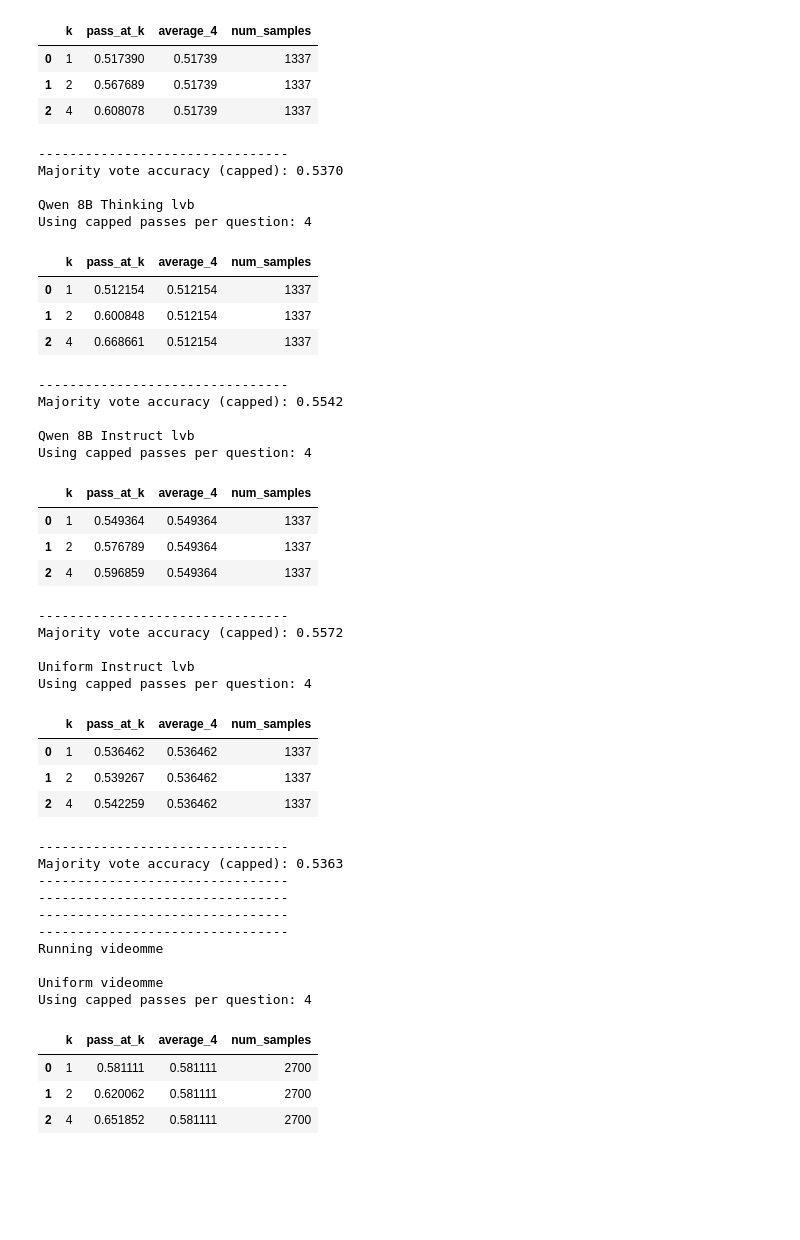
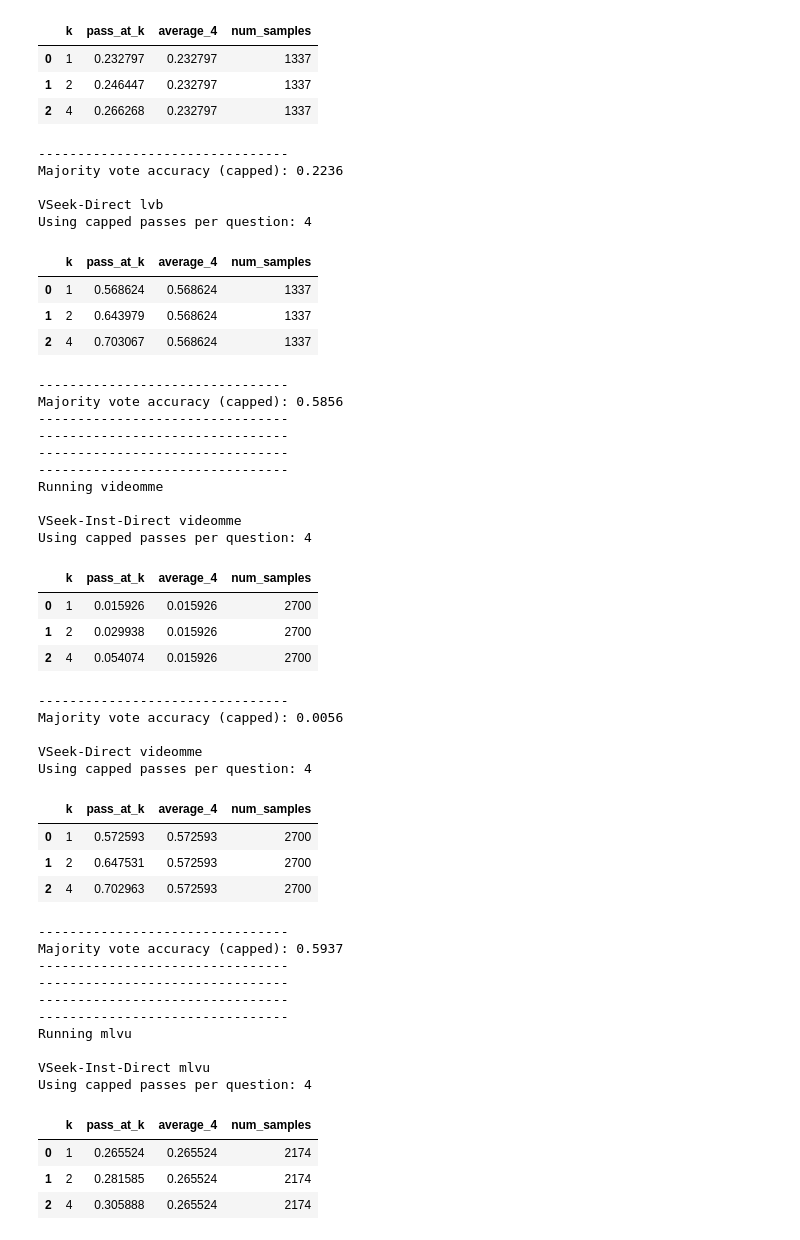
Before and after one commit to UTAustin-SwarmLab/VSeek, a Jupyter notebook: notebooks/plots/plot_pass_k.ipynb, the cells around one changed output. Saved outputs shown, nothing was run; the diff lists cells and outputs as text; code cells hidden in the pictures; blank space fills up the shorter version.

```diff
--- a/notebooks/plots/plot_pass_k.ipynb
+++ b/notebooks/plots/plot_pass_k.ipynb
@@ -8,11 +8,13 @@ import matplotlib.pyplot as plt
 # %%
 # LOAD DATA + COMPUTE PASS@K
 RESULT_FILES = {
-    "Uniform": Path("../../data/results/uniform_vllm/mlvu/cot/f64/Qwen3-VL-4B-Thinking/agent_results.json"),
-    "Qwen 8B Thinking": Path("../../results/uniform_vllm/mlvu/cot/f64/Qwen3-VL-8B-Thinking/agent_results.json"),
-    "Qwen 8B Instruct": Path("../../results/uniform_vllm/mlvu/base/f64/Qwen3-VL-8B-Instruct/agent_results.json"),
+    # "Uniform": Path("../../data/results/uniform_vllm/mlvu/cot/f64/Qwen3-VL-4B-Thinking/agent_results.json"),
+    # "Qwen 4B Thinking": Path("../../data/results/uniform_vllm/mlvu/cot/f64/Qwen3-VL-4B-Thinking/agent_results.json"),
+    # "Qwen 4B Instruct": Path("../../results/uniform_vllm/mlvu/base/f64/Qwen3-VL-8B-Instruct/agent_results.json"),
+    #"Qwen 8B Thinking": Path("../../results/uniform_vllm/mlvu/cot/f64/Qwen3-VL-8B-Thinking/agent_results.json"),
+    # "Qwen 8B Instruct": Path("../../results/uniform_vllm/mlvu/base/f64/Qwen3-VL-8B-Instruct/agent_results.json"),
     # "Uniform Gemma 12B": Path("../../results/uniform_vllm/mlvu/base/f32/gemma-3-12b-it/agent_results.json"),
-    "Uniform Instruct": Path("../../data/results/uniform_vllm/mlvu/base/f64/Qwen3-VL-4B-Instruct/agent_results.json"),
+    # "Uniform Instruct": Path("../../data/results/uniform_vllm/mlvu/base/f64/Qwen3-VL-4B-Instruct/agent_results.json"),
     # # "VSeek-Base": Path("../../results/vseek/Qwen3-VL-4B-Thinking/mlvu/agent_results.jsonl"),
     # "VSeek-EM": Path("../../results/vseek/vseek/mlvu/agent_results.jsonl"),
     # "VSeek-Puls": Path("../../results/vseek/vseek-puls/mlvu/agent_results.jsonl"),
@@ -20,11 +22,19 @@ RESULT_FILES = {
     # "VSeek-Puls-RLOO": Path("../../results/vseek/vseek-rloo-puls/mlvu/agent_results.jsonl"),
     # "VSeek-EM-GSPO": Path("../../results/vseek/vseek-gspo/mlvu/agent_results.jsonl"),
     # "VSeek-Puls-GSPO": Path("../../results/vseek/vseek-gspo-puls/mlvu/agent_results.jsonl"),
+    # "VSeek-Inst-EM": Path("../../results/vseek/vseek-inst/mlvu/agent_results.jsonl"),
+    # "VSeek-Inst-Puls": Path("../../results/vseek/vseek-inst-puls/mlvu/agent_results.jsonl"),
+    # "VSeek-Inst-EM-RLOO": Path("../../results/vseek/vseek-inst-rloo/mlvu/agent_results.jsonl"),
+    # "VSeek-Inst-Puls-RLOO": Path("../../results/vseek/vseek-inst-puls-rloo/mlvu/agent_results.jsonl"),
+    # "VSeek-Inst-GSPO": Path("../../results/vseek/vseek-inst-gspo/mlvu/agent_results.jsonl"),
+    # "VSeek-Inst-GSPO-Puls": Path("../../results/vseek/vseek-inst-puls-gspo/mlvu/agent_results.jsonl"),
+    "VSeek-Inst-Direct": Path("../../results/vseek/vseek-inst-direct/mlvu/agent_results.jsonl"),
+    "VSeek-Direct": Path("../../results/vseek/vseek-direct/mlvu/agent_results.jsonl"),
     # # # "Vanilla RAG": Path("../../results/videorag_vllm/mlvu/cot/f64/Qwen3-VL-4B-Thinking/agent_results.json"),
     # "GPT": Path("../../results/gpt64/mlvu/agent_results.json"),
     # "VSeek-GPT": Path("../../results/vseek/gpt2/mlvu/agent_results.json"),
 }
-datasets = [ "lvb", "videomme", "mlvu","lvbench", "cgbench"]
+datasets = [ "lvb", "videomme", "mlvu", "lvbench", "cgbench"]
 
 
 
@@ -283,47 +293,52 @@ Uniform lvb
 Using capped passes per question: 4
 |  | k | pass_at_k | average_4 | num_samples |
-| 0 | 1 | 0.517390 | 0.51739 | 1337 |
-| 1 | 2 | 0.567689 | 0.51739 | 1337 |
-| 2 | 4 | 0.608078 | 0.51739 | 1337 |
+| 0 | 1 | 0.232797 | 0.232797 | 1337 |
+| 1 | 2 | 0.246447 | 0.232797 | 1337 |
+| 2 | 4 | 0.266268 | 0.232797 | 1337 |
 --------------------------------
-Majority vote accuracy (capped): 0.5370
+Majority vote accuracy (capped): 0.2236
 
-Qwen 8B Thinking lvb
+VSeek-Direct lvb
 Using capped passes per question: 4
 |  | k | pass_at_k | average_4 | num_samples |
-| 0 | 1 | 0.512154 | 0.512154 | 1337 |
-| 1 | 2 | 0.600848 | 0.512154 | 1337 |
-| 2 | 4 | 0.668661 | 0.512154 | 1337 |
+| 0 | 1 | 0.568624 | 0.568624 | 1337 |
+| 1 | 2 | 0.643979 | 0.568624 | 1337 |
+| 2 | 4 | 0.703067 | 0.568624 | 1337 |
 --------------------------------
-Majority vote accuracy (capped): 0.5542
+Majority vote accuracy (capped): 0.5856
+--------------------------------
+--------------------------------
+--------------------------------
+--------------------------------
+Running videomme
 
-Qwen 8B Instruct lvb
+VSeek-Inst-Direct videomme
 Using capped passes per question: 4
 |  | k | pass_at_k | average_4 | num_samples |
-| 0 | 1 | 0.549364 | 0.549364 | 1337 |
-| 1 | 2 | 0.576789 | 0.549364 | 1337 |
-| 2 | 4 | 0.596859 | 0.549364 | 1337 |
+| 0 | 1 | 0.015926 | 0.015926 | 2700 |
+| 1 | 2 | 0.029938 | 0.015926 | 2700 |
+| 2 | 4 | 0.054074 | 0.015926 | 2700 |
 --------------------------------
-Majority vote accuracy (capped): 0.5572
+Majority vote accuracy (capped): 0.0056
 
-Uniform Instruct lvb
+VSeek-Direct videomme
 Using capped passes per question: 4
 |  | k | pass_at_k | average_4 | num_samples |
-| 0 | 1 | 0.536462 | 0.536462 | 1337 |
-| 1 | 2 | 0.539267 | 0.536462 | 1337 |
-| 2 | 4 | 0.542259 | 0.536462 | 1337 |
+| 0 | 1 | 0.572593 | 0.572593 | 2700 |
+| 1 | 2 | 0.647531 | 0.572593 | 2700 |
+| 2 | 4 | 0.702963 | 0.572593 | 2700 |
 --------------------------------
-Majority vote accuracy (capped): 0.5363
+Majority vote accuracy (capped): 0.5937
 --------------------------------
 --------------------------------
 --------------------------------
 --------------------------------
-Running videomme
+Running mlvu
 
-Uniform videomme
+VSeek-Inst-Direct mlvu
 Using capped passes per question: 4
 |  | k | pass_at_k | average_4 | num_samples |
-| 0 | 1 | 0.581111 | 0.581111 | 2700 |
-| 1 | 2 | 0.620062 | 0.581111 | 2700 |
-| 2 | 4 | 0.651852 | 0.581111 | 2700 |
+| 0 | 1 | 0.265524 | 0.265524 | 2174 |
+| 1 | 2 | 0.281585 | 0.265524 | 2174 |
+| 2 | 4 | 0.305888 | 0.265524 | 2174 |
 --------------------------------
```
Also changed, not shown: parts of 4 cells of this notebook, 6 other files.
